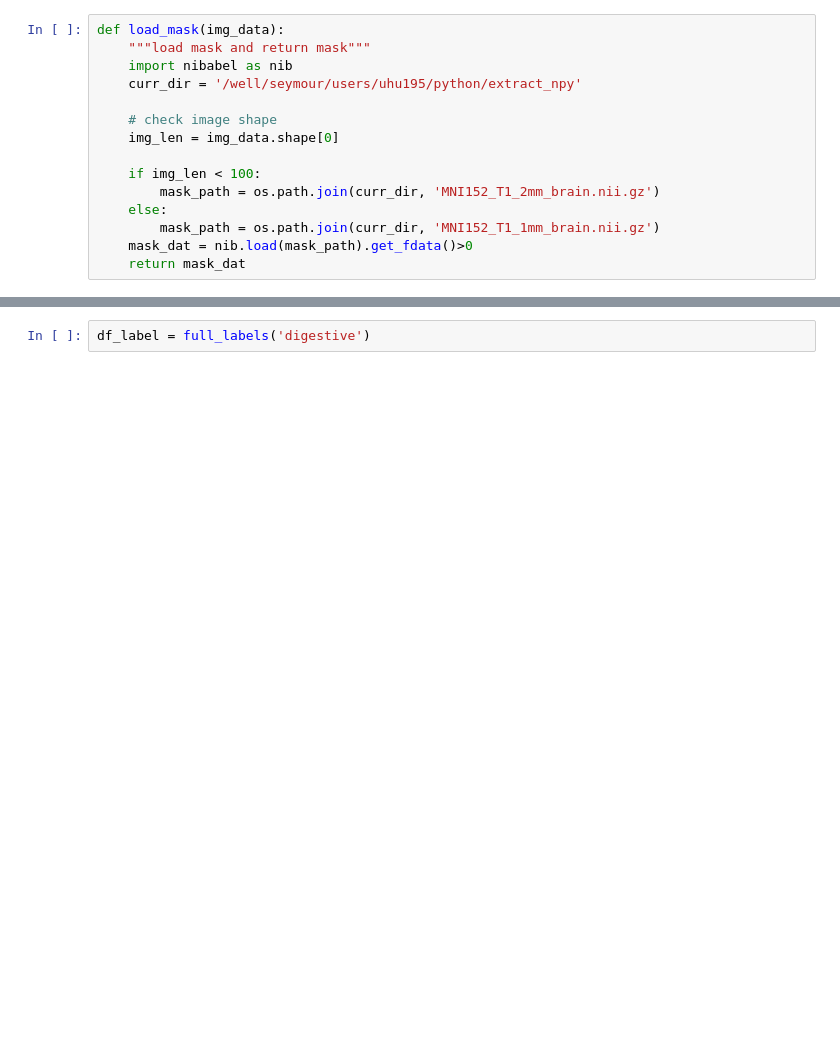
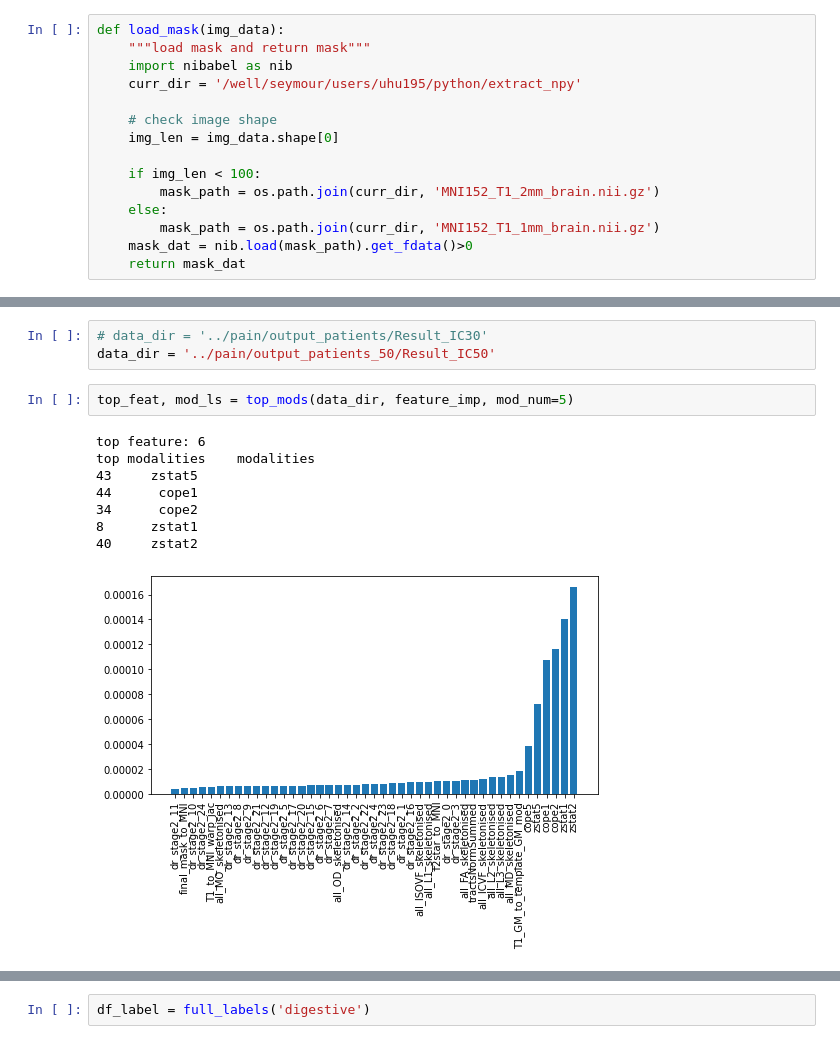
Before and after one commit to syzhang/bfl_extract, a Jupyter notebook: dev_clf.ipynb, the cells around one changed output, grey strips where cells are left out. Saved outputs shown, nothing was run; the diff lists cells and outputs as text; blank space fills up the shorter version.

```diff
--- a/dev_clf.ipynb
+++ b/dev_clf.ipynb
@@ -113,0 +336,14 @@ def load_mask(img_data):
+# %%
+# data_dir = '../pain/output_patients/Result_IC30'
+data_dir = '../pain/output_patients_50/Result_IC50'
+# %%
+top_feat, mod_ls = top_mods(data_dir, feature_imp, mod_num=5)
+# %% [output]
+top feature: 6
+top modalities    modalities
+43     zstat5
+44      cope1
+34      cope2
+8      zstat1
+40     zstat2
+[figure, added]
```
Also changed, not shown: parts of 120 cells of this notebook.
